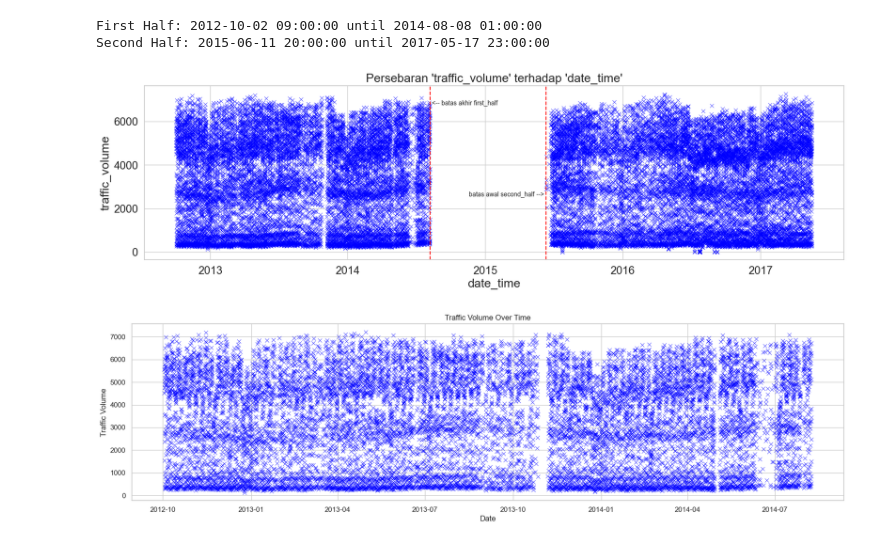
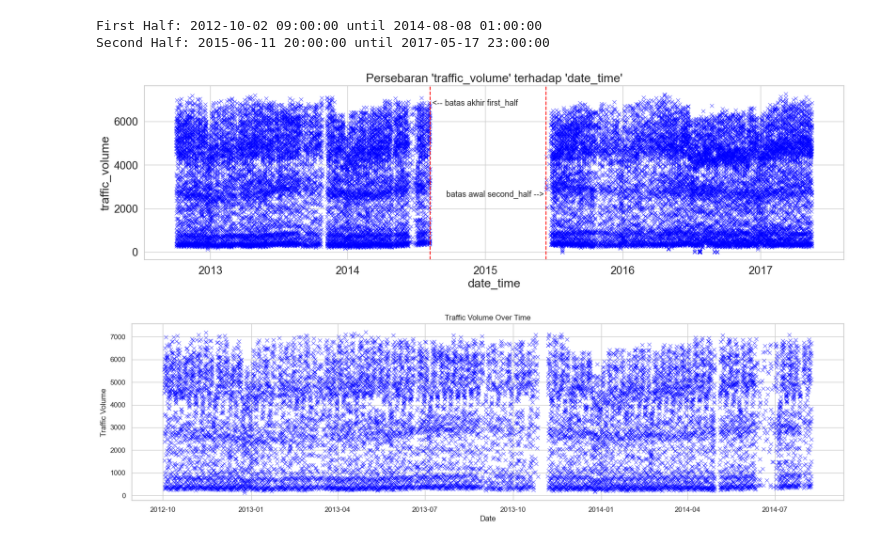
Before and after one commit to naufalulhaq/tugas_akhir, a Jupyter notebook: for_bukuTA.ipynb, the cells around one changed output. Drawn from its saved outputs; the diff is of its cells as text; code cells hidden in the pictures.

```diff
--- a/for_bukuTA.ipynb
+++ b/for_bukuTA.ipynb
@@ -215,36 +215,36 @@ import seaborn as sns
 import matplotlib.pyplot as plt
 
 # Set the seaborn style
 sns.set(style="whitegrid", font_scale=1.6)
 plt.figure(figsize=(20, 5))
 
 # Scatter plot
 sns.scatterplot(x=df_explore.index, y=df_explore['traffic_volume'], color='blue', marker='x')
 
 # Index where you want to add the vertical line
 vertical_line_index = firsthalf_lastindex
 vertical_line_index_2 = secondhalf_firstindex
 
 # Add vertical line
 plt.axvline(x=vertical_line_index, color='red', linestyle='--', label='Vertical Line')
 plt.axvline(x=vertical_line_index_2, color='red', linestyle='--', label='Vertical Line')
 
 # Annotation text
 annotation_text = " <-- batas akhir first_half"
 annotation_text_2 = "batas awal second_half --> "
 
 # Add annotation
-plt.annotate(annotation_text, xy=(vertical_line_index, plt.ylim()[1]), xytext=(vertical_line_index, plt.ylim()[1]-800), fontsize=10, ha='left', va='center')
-plt.annotate(annotation_text_2, xy=(vertical_line_index_2, plt.ylim()[1]), xytext=(vertical_line_index_2, plt.ylim()[1]-5000), fontsize=10, ha='right', va='center')
+plt.annotate(annotation_text, xy=(vertical_line_index, plt.ylim()[1]), xytext=(vertical_line_index, plt.ylim()[1]-800), fontsize=13, ha='left', va='center')
+plt.annotate(annotation_text_2, xy=(vertical_line_index_2, plt.ylim()[1]), xytext=(vertical_line_index_2, plt.ylim()[1]-5000), fontsize=13, ha='right', va='center')
 
 # Adding labels and title
 plt.title("Persebaran 'traffic_volume' terhadap 'date_time'")
 plt.xlabel('date_time')
 plt.ylabel('traffic_volume')
 
 plt.show()
 # %% [output]
-[figure, old version]
+[figure, new version]
 # %%
 df_first = df_grouped[:firsthalf_lastindex]
 df_second = df_grouped[secondhalf_firstindex:]
```
Also changed, not shown: parts of 11 cells of this notebook, 15 other files.
